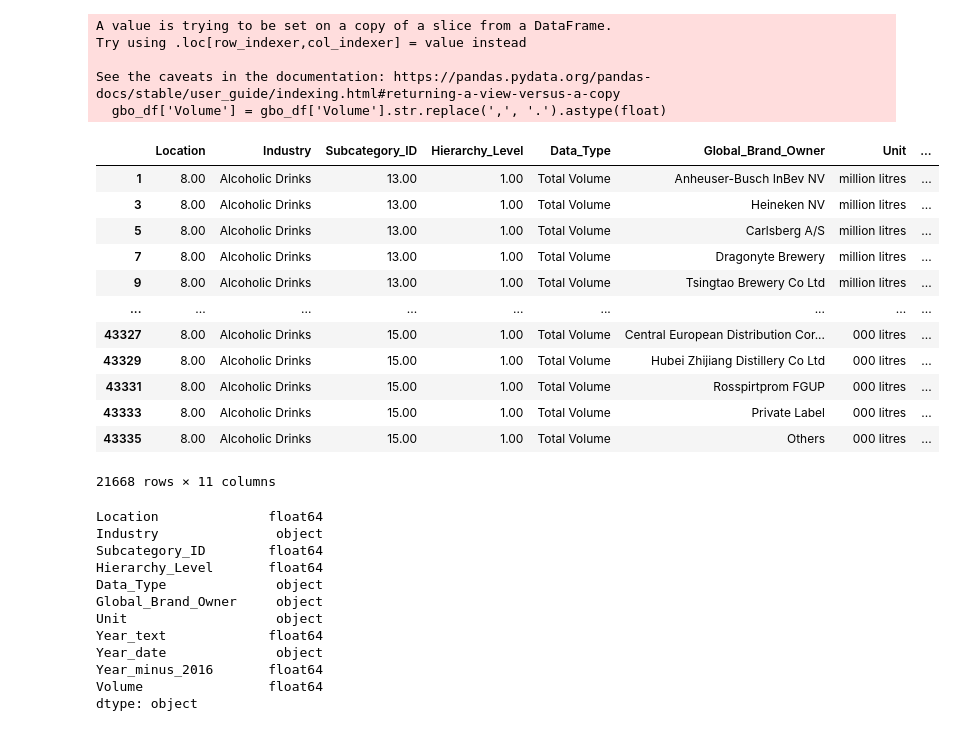
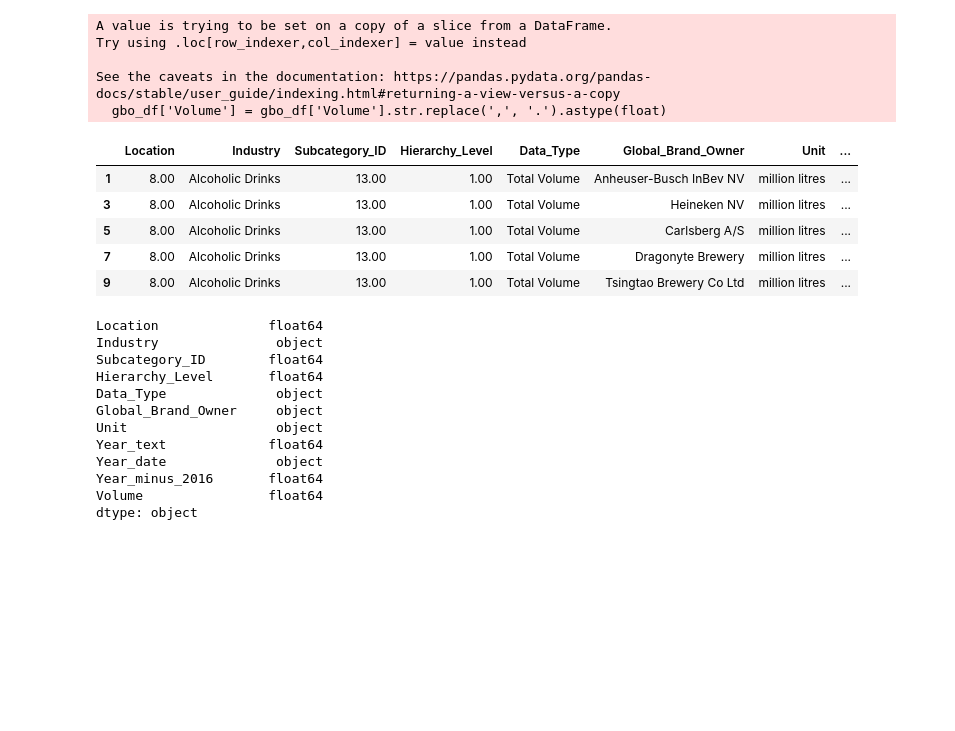
Before and after one commit to Mourad-Amj/Dragonyte_project_Team1, a Jupyter notebook: analysis.ipynb, the cells around one changed output. Saved outputs shown, nothing was run; the diff lists cells and outputs as text; code cells hidden in the pictures; blank space fills up the shorter version.

```diff
--- a/analysis.ipynb
+++ b/analysis.ipynb
@@ -8,3 +14,5 @@ from scipy import stats
+# %%
+pd.options.display.float_format = '{:.2f}'.format
 # %%
 pd.set_option("display.max_row", 500)
 pd.set_option("display.max_columns", 150)
@@ -179,21 +155,14 @@ Try using .loc[row_indexer,col_indexer] = value instead
 See the caveats in the documentation: https://pandas.pydata.org/pandas-docs/stable/user_guide/indexing.html#returning-a-view-versus-a-copy
   gbo_df['Volume'] = gbo_df['Volume'].str.replace(',', '.').astype(float)
 # %%
-gbo_df
+gbo_df.head()
 # %% [output]
 |  | Location | Industry | Subcategory_ID | Hierarchy_Level | Data_Type | Global_Brand_Owner | Unit | ... |
 | 1 | 8.00 | Alcoholic Drinks | 13.00 | 1.00 | Total Volume | Anheuser-Busch InBev NV | million litres | ... |
 | 3 | 8.00 | Alcoholic Drinks | 13.00 | 1.00 | Total Volume | Heineken NV | million litres | ... |
 | 5 | 8.00 | Alcoholic Drinks | 13.00 | 1.00 | Total Volume | Carlsberg A/S | million litres | ... |
 | 7 | 8.00 | Alcoholic Drinks | 13.00 | 1.00 | Total Volume | Dragonyte Brewery | million litres | ... |
 | 9 | 8.00 | Alcoholic Drinks | 13.00 | 1.00 | Total Volume | Tsingtao Brewery Co Ltd | million litres | ... |
-| ... | ... | ... | ... | ... | ... | ... | ... | ... |
-| 43327 | 8.00 | Alcoholic Drinks | 15.00 | 1.00 | Total Volume | Central European Distribution Cor... | 000 litres | ... |
-| 43329 | 8.00 | Alcoholic Drinks | 15.00 | 1.00 | Total Volume | Hubei Zhijiang Distillery Co Ltd | 000 litres | ... |
-| 43331 | 8.00 | Alcoholic Drinks | 15.00 | 1.00 | Total Volume | Rosspirtprom FGUP | 000 litres | ... |
-| 43333 | 8.00 | Alcoholic Drinks | 15.00 | 1.00 | Total Volume | Private Label | 000 litres | ... |
-| 43335 | 8.00 | Alcoholic Drinks | 15.00 | 1.00 | Total Volume | Others | 000 litres | ... |
-21668 rows × 11 columns
 # %%
 print(gbo_df.dtypes)
 # %% [output]
```
Also changed, not shown: parts of 56 cells of this notebook, 1 other file.
